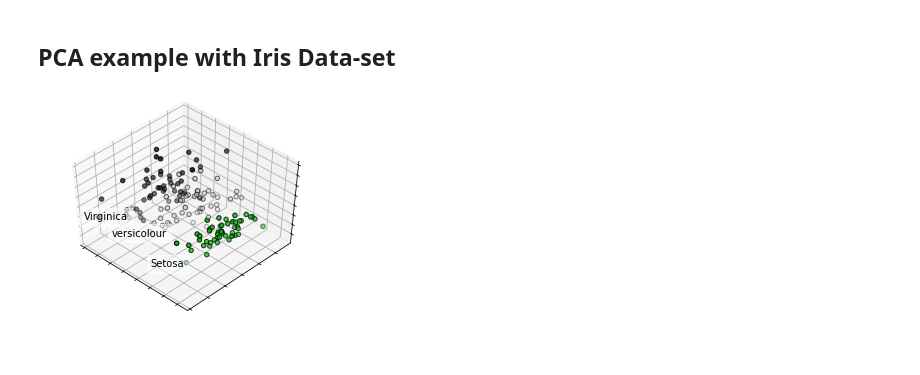
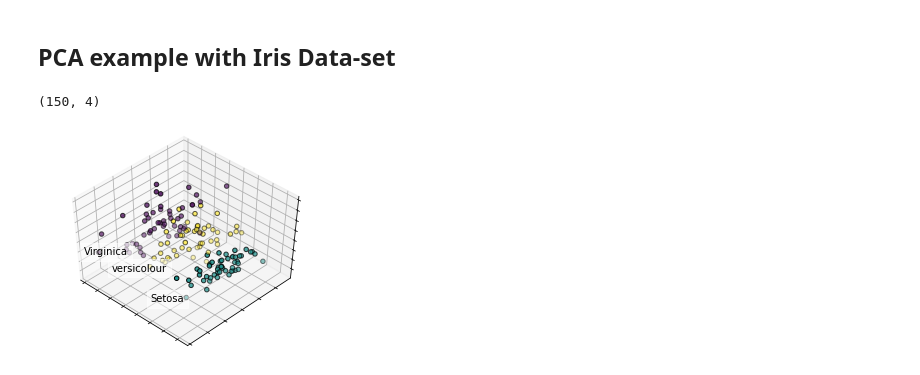
Before and after one commit to furukawa-laboratory/workout_report_2019, a Jupyter notebook: trainee/yamauchi/Using_ImplementedModel_01.ipynb, the cells around one changed output. Cells and saved outputs as stored; diff of their text form; code cells hidden in the pictures.

```diff
--- a/trainee/yamauchi/Using_ImplementedModel_01.ipynb
+++ b/trainee/yamauchi/Using_ImplementedModel_01.ipynb
@@ -161,30 +161,34 @@ centers = [[1,1], [-1,-1], [1,-1]]
 iris = datasets.load_iris()
 X = iris.data
 y = iris.target
+# %%
+X.shape
+# %% [output]
+(150, 4)
 # %%
 fig = plt.figure(1, figsize=(4,3))
 plt.clf()
 ax = Axes3D(fig, rect=[0, 0, .95, 1], elev=48, azim=134)
 
 plt.cla()
 pca = decomposition.PCA(n_components=3)
 pca.fit(X)
 X = pca.transform(X)
 
 for name, label in [('Setosa', 0), ('versicolour', 1), ('Virginica', 2)]:
     ax.text3D(X[y == label, 0].mean(),
               X[y == label, 1].mean() + 1.5,
               X[y == label, 2].mean(), name,
               horizontalalignment='center',
               bbox=dict(alpha=.5, edgecolor='w', facecolor='w'))
 
 y = np.choose(y, [1,2,0]).astype(np.float)
-ax.scatter(X[:, 0], X[:, 1], X[:, 2], c=y, cmap=plt.cm.nipy_spectral, edgecolor='k')
+ax.scatter(X[:, 0], X[:, 1], X[:, 2], c=y, cmap=None, edgecolor='k')
 
 ax.w_xaxis.set_ticklabels([])
 ax.w_yaxis.set_ticklabels([])
 ax.w_zaxis.set_ticklabels([])
 
 plt.show()
 # %% [output]
-[figure, old version]
+[figure, new version]
```
